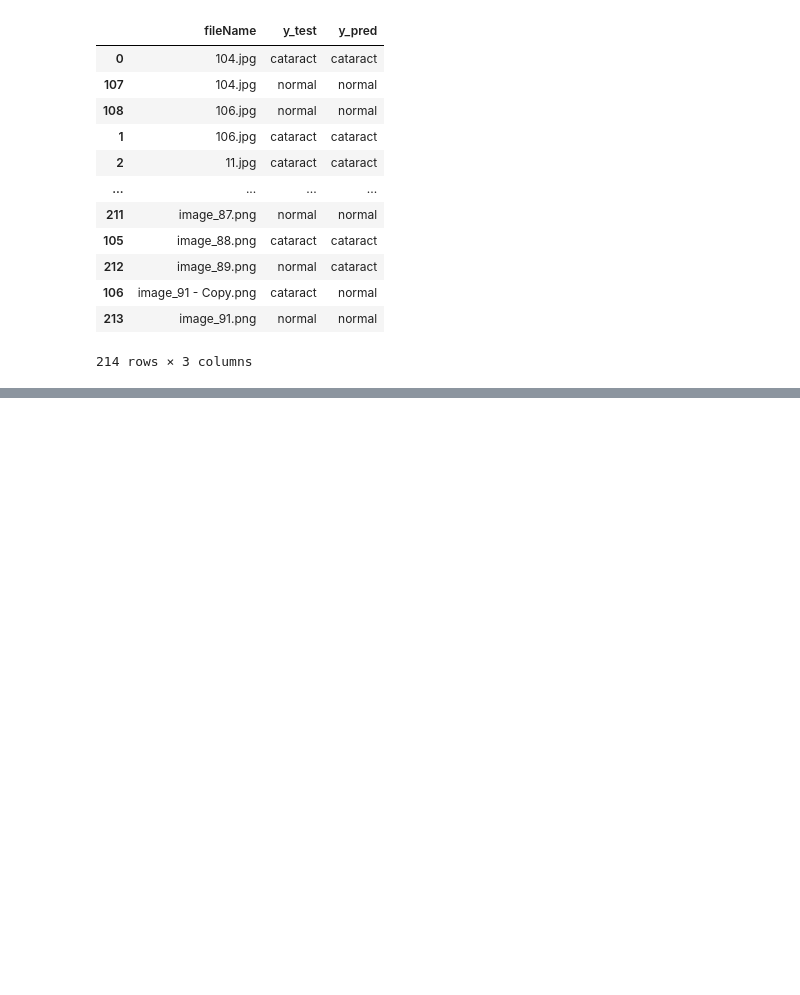
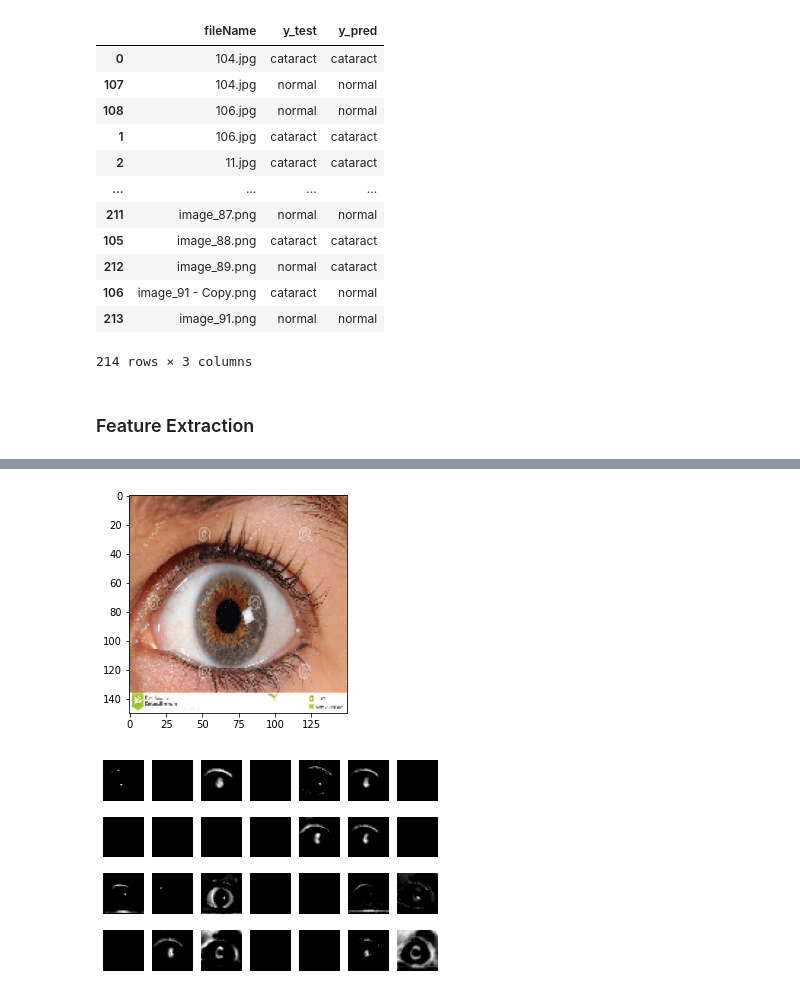
Before and after one commit to Gial88/skripsi-gial, a Jupyter notebook: TestUnit.ipynb, the cells around one changed output, grey strips where cells are left out. Cells and saved outputs as stored; diff of their text form; code cells hidden in the pictures; blank space fills up the shorter version.

Commit message:
feature extraction done

```diff
--- a/TestUnit.ipynb
+++ b/TestUnit.ipynb
@@ -113,3 +113,5 @@ df_test
 214 rows × 3 columns
 # %%
 df_test.to_csv('test-model2.csv', index=False)
+# %% [markdown]
+### Feature Extraction
@@ -115,0 +123,41 @@ df_test.to_csv('test-model2.csv', index=False)
+# %%
+SELECTED_DATA = os.path.join('C:/Users/muham/OneDrive/Documents/Kuliah/Materi Kuliah/Skripsi/skripsi-gial/data/data/train')
+# %%
+def show_image_and_feature_maps(image_path):
+    loaded_image = load_img(image_path, target_size=(150,150))
+    x = img_to_array(loaded_image)
+    x = x/255.0
+    x = np.expand_dims(x, axis=0)
+    image = np.vstack([x])
+
+    model2_fm = tf.keras.models.Model(inputs=model2.input, outputs=model2.get_layer('conv2d_8').output)
+    feature_maps = model2_fm.predict(image)
+
+    # show the images
+    plt.imshow(loaded_image)
+
+    # plot first 20 filters
+    n_filters = 28
+    # specify subplot and turn of axis
+    fig, ax = plt.subplots(4, 7)
+
+    # show the first 20 feature map
+    for i in range(n_filters):
+        # specify subplot and turn of axis
+        ax[i//7, i%7].imshow(feature_maps[0, :, :, i], cmap='gray')
+        ax[i//7, i%7].axis('off')
+
+    return model2.predict(image)
+# %%
+def show_random_image(label, return_path=False):
+    class_folder = os.path.join(SELECTED_DATA, label)
+    list_files = os.listdir(class_folder)
+    random_idx = randint(0, len(list_files))
+    file_path = os.path.join(class_folder, list_files[random_idx])
+    print(file_path)
+    if return_path:
+        return show_image_and_feature_maps(file_path), file_path
+    return show_image_and_feature_maps(file_path)
+# %%
+cataract_sample = show_random_image('normal')
+# %% [output]
@@ -115,0 +168,2 @@ df_test.to_csv('test-model2.csv', index=False)
+[figure, added]
+[figure, added]
```
Also changed, not shown: parts of 4 cells of this notebook, 2 other files.
